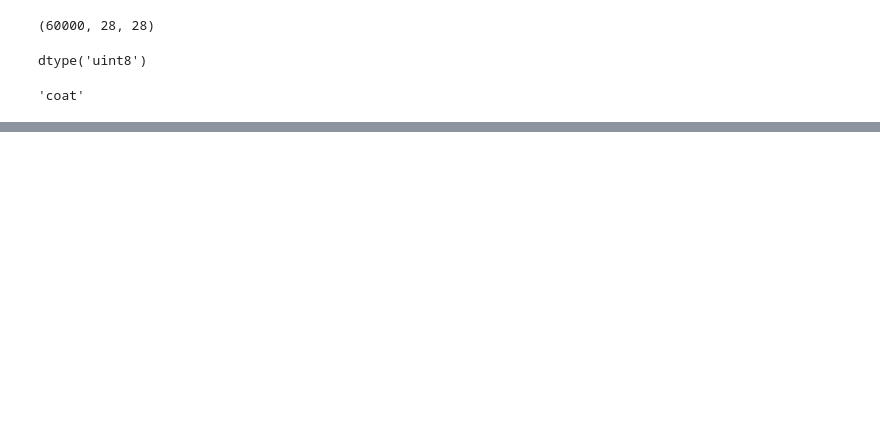
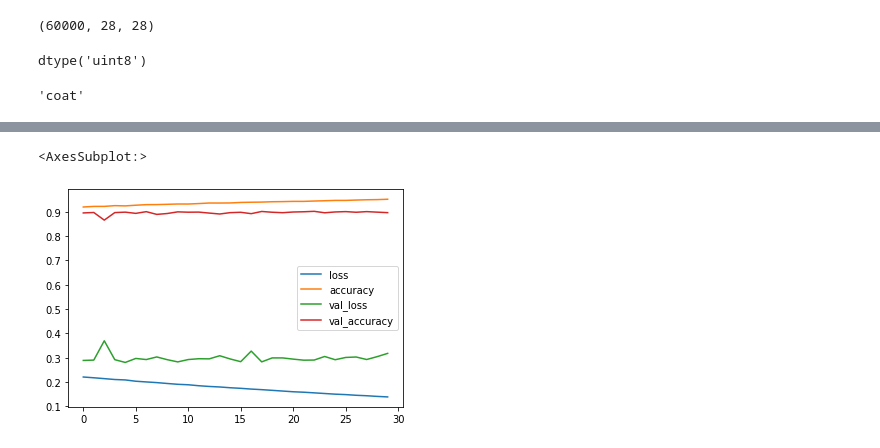
Before and after one commit to caiomts/deep_learning_hands-on, a Jupyter notebook: ann_w_keras.ipynb, the cells around one changed output, grey strips where cells are left out. Drawn from its saved outputs; the diff is of its cells as text; code cells hidden in the pictures; blank space fills up the shorter version.

```diff
--- a/ann_w_keras.ipynb
+++ b/ann_w_keras.ipynb
@@ -263,0 +369,4 @@ class_names[y_train[0]]
+# %%
+model.compile(loss='sparse_categorical_crossentropy',
+             optimizer=keras.optimizers.SGD(learning_rate=0.01),
+             metrics=['accuracy'])
@@ -263,0 +377,3 @@ class_names[y_train[0]]
+# %%
+history = model.fit(X_train, y_train, epochs=30,
+                   validation_data=(X_valid, y_valid))
@@ -263,0 +431,6 @@ class_names[y_train[0]]
+# %%
+import pandas as pd
+pd.DataFrame(data=history.history).plot()
+# %% [output]
+<AxesSubplot:>
+[figure, added]
```
Also changed, not shown: parts of 22 cells of this notebook, 1 other file.
